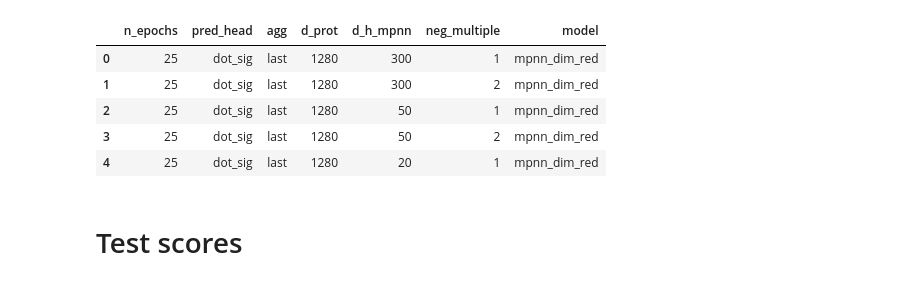
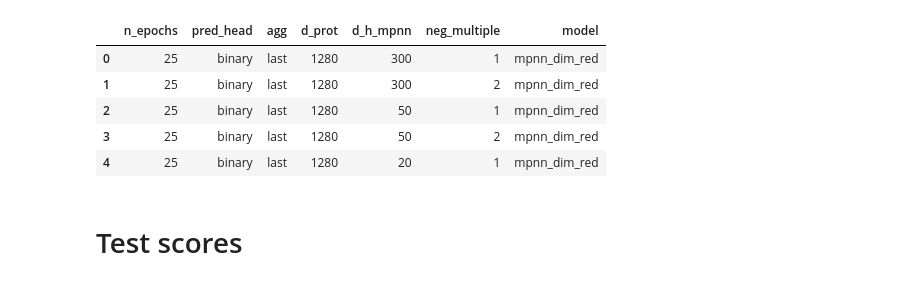
Before and after one commit to stefanpate/rcgnn, a Jupyter notebook: notebooks/rc_gnn_sprhea_figs.ipynb, the cells around one changed output. Saved outputs shown, nothing was run; the diff lists cells and outputs as text; code cells hidden in the pictures.

```diff
--- a/notebooks/rc_gnn_sprhea_figs.ipynb
+++ b/notebooks/rc_gnn_sprhea_figs.ipynb
@@ -8,22 +8,22 @@ from src.utils import load_json
 # %%
 # Load toc
 
 ds_toc = "sprhea_sp_folded_pt"
-gs_name = "fix_dot_sig_0" # two_channel_gs_0
+gs_name = "two_channel_gs_0" # fix_dot_sig_0
 gs_path = f"/projects/p30041/spn1560/hiec/artifacts/model_evals/gnn/{ds_toc}_{gs_name}"
 toc_path = f"{gs_path}/hp_toc.csv"
 hp_toc = pd.read_csv(toc_path, sep='\t')
 hp_toc.drop(columns=['Unnamed: 0'], inplace=True)
 hp_split_dirs = os.listdir(gs_path)
 hp_split_dirs.remove('hp_toc.csv')
 hp_toc.head()
 # %% [output]
 |  | n_epochs | pred_head | agg | d_prot | d_h_mpnn | neg_multiple | model |
-| 0 | 25 | dot_sig | last | 1280 | 300 | 1 | mpnn_dim_red |
-| 1 | 25 | dot_sig | last | 1280 | 300 | 2 | mpnn_dim_red |
-| 2 | 25 | dot_sig | last | 1280 | 50 | 1 | mpnn_dim_red |
-| 3 | 25 | dot_sig | last | 1280 | 50 | 2 | mpnn_dim_red |
-| 4 | 25 | dot_sig | last | 1280 | 20 | 1 | mpnn_dim_red |
+| 0 | 25 | binary | last | 1280 | 300 | 1 | mpnn_dim_red |
+| 1 | 25 | binary | last | 1280 | 300 | 2 | mpnn_dim_red |
+| 2 | 25 | binary | last | 1280 | 50 | 1 | mpnn_dim_red |
+| 3 | 25 | binary | last | 1280 | 50 | 2 | mpnn_dim_red |
+| 4 | 25 | binary | last | 1280 | 20 | 1 | mpnn_dim_red |
 # %% [markdown]
 # Test scores
 # %%
```
Also changed, not shown: parts of 12 cells of this notebook, 4 other files.
